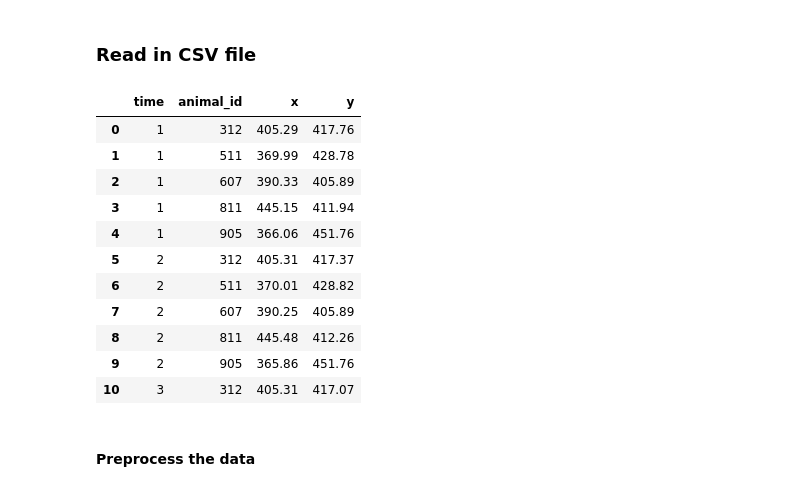
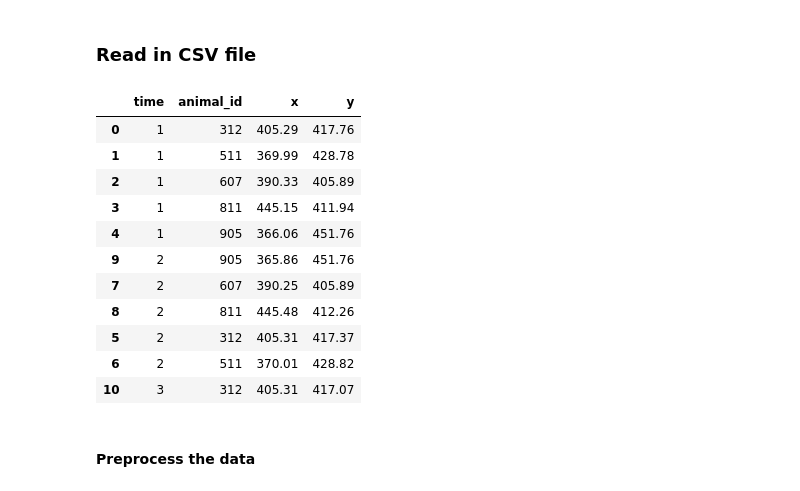
Before and after one commit to dbvis-ukon/movekit, a Jupyter notebook: examples/demo.ipynb, the cells around one changed output. Drawn from its saved outputs; the diff is of its cells as text; code cells hidden in the pictures.

Commit message:
tested group-level functions, added to example file

```diff
--- a/examples/demo.ipynb
+++ b/examples/demo.ipynb
@@ -17,23 +13,23 @@ from src.movekit.feature_extraction import *
 ### Read in CSV file
 # %%
 # Enter path to CSV file
-path = "./examples/datasets/fish-5.csv"
+path = "./datasets/fish-5.csv"
 # %%
 # Read in CSV file using appropriate method-
-data = read_data(path)
+data = mkit.read_data(path)
 data.head(11)
 # %% [output]
 |  | time | animal_id | x | y |
 | 0 | 1 | 312 | 405.29 | 417.76 |
 | 1 | 1 | 511 | 369.99 | 428.78 |
 | 2 | 1 | 607 | 390.33 | 405.89 |
 | 3 | 1 | 811 | 445.15 | 411.94 |
 | 4 | 1 | 905 | 366.06 | 451.76 |
+| 9 | 2 | 905 | 365.86 | 451.76 |
+| 7 | 2 | 607 | 390.25 | 405.89 |
+| 8 | 2 | 811 | 445.48 | 412.26 |
 | 5 | 2 | 312 | 405.31 | 417.37 |
 | 6 | 2 | 511 | 370.01 | 428.82 |
-| 7 | 2 | 607 | 390.25 | 405.89 |
-| 8 | 2 | 811 | 445.48 | 412.26 |
-| 9 | 2 | 905 | 365.86 | 451.76 |
 | 10 | 3 | 312 | 405.31 | 417.07 |
 # %% [markdown]
 #### Preprocess the data
```
Also changed, not shown: parts of 20 cells of this notebook, 3 other files.
